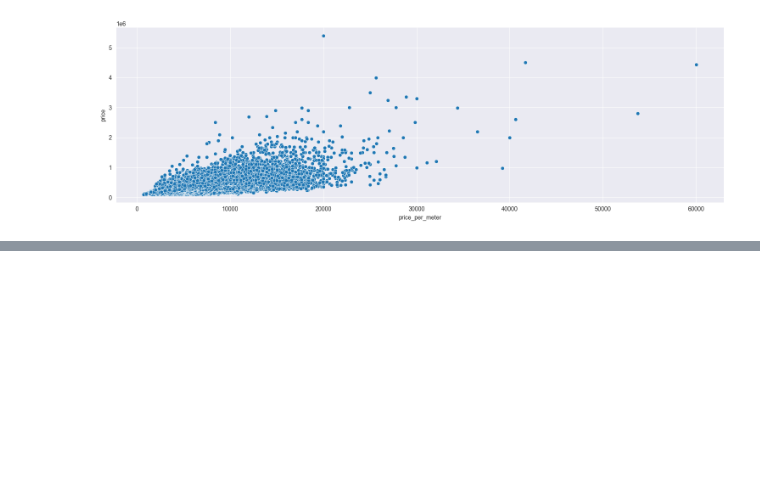
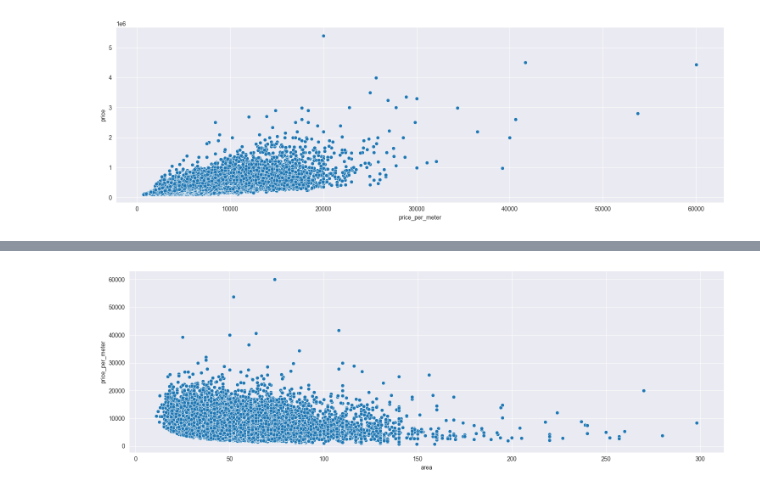
Before and after one commit to PawelWil/AnalizaDanych_BI_Zjazd_09_10_IX, a Jupyter notebook: Kod/04_seaborn_WYKRESY_ZŁOŻONE/05_praca_z_danymi.ipynb, the cells around one changed output, grey strips where cells are left out. Saved outputs shown, nothing was run; the diff lists cells and outputs as text; code cells hidden in the pictures; blank space fills up the shorter version.

```diff
--- a/Kod/04_seaborn_WYKRESY_ZŁOŻONE/05_praca_z_danymi.ipynb
+++ b/Kod/04_seaborn_WYKRESY_ZŁOŻONE/05_praca_z_danymi.ipynb
@@ -104,0 +119,4 @@ _ = sns.relplot(df_house, x='price_per_meter', y='price', height=5, aspect=3) #h
+# %%
+_ = sns.relplot(df_house, x='area', y='price_per_meter', height=5, aspect=3)
+# %% [output]
+[figure, added]
```
Also changed, not shown: parts of 8 cells of this notebook.
